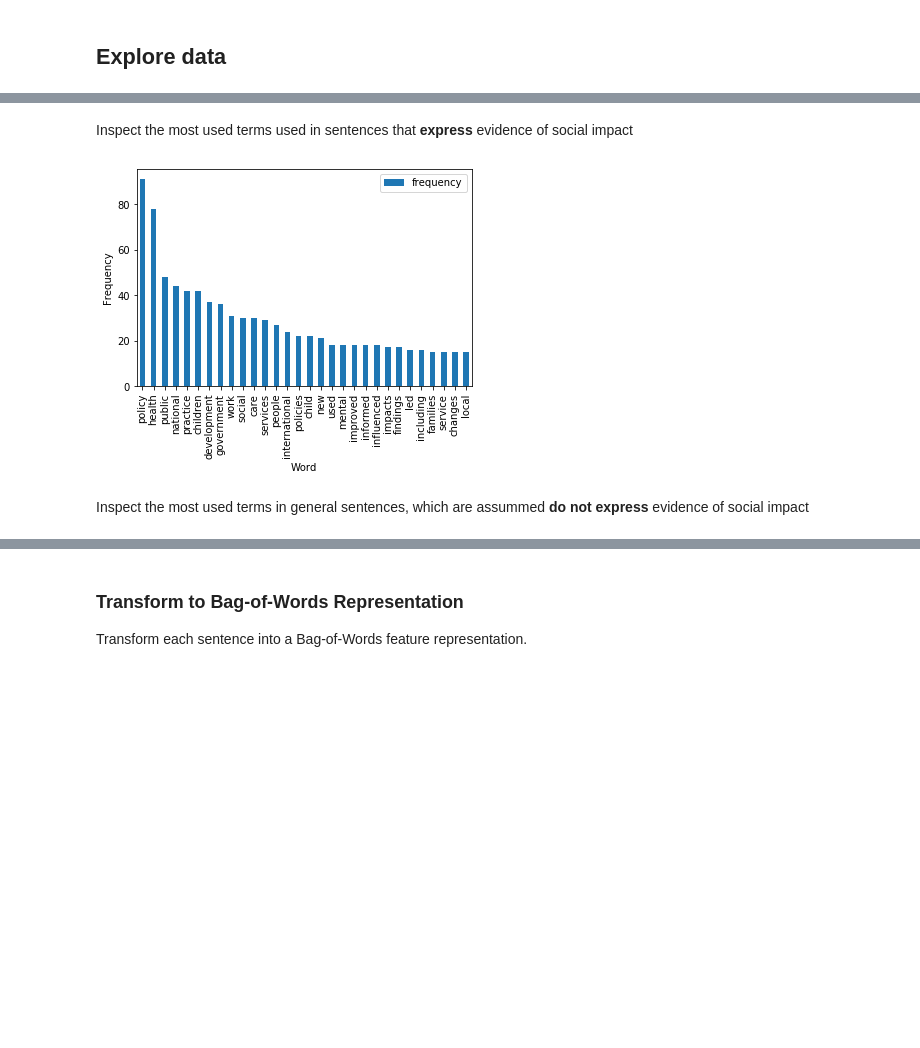
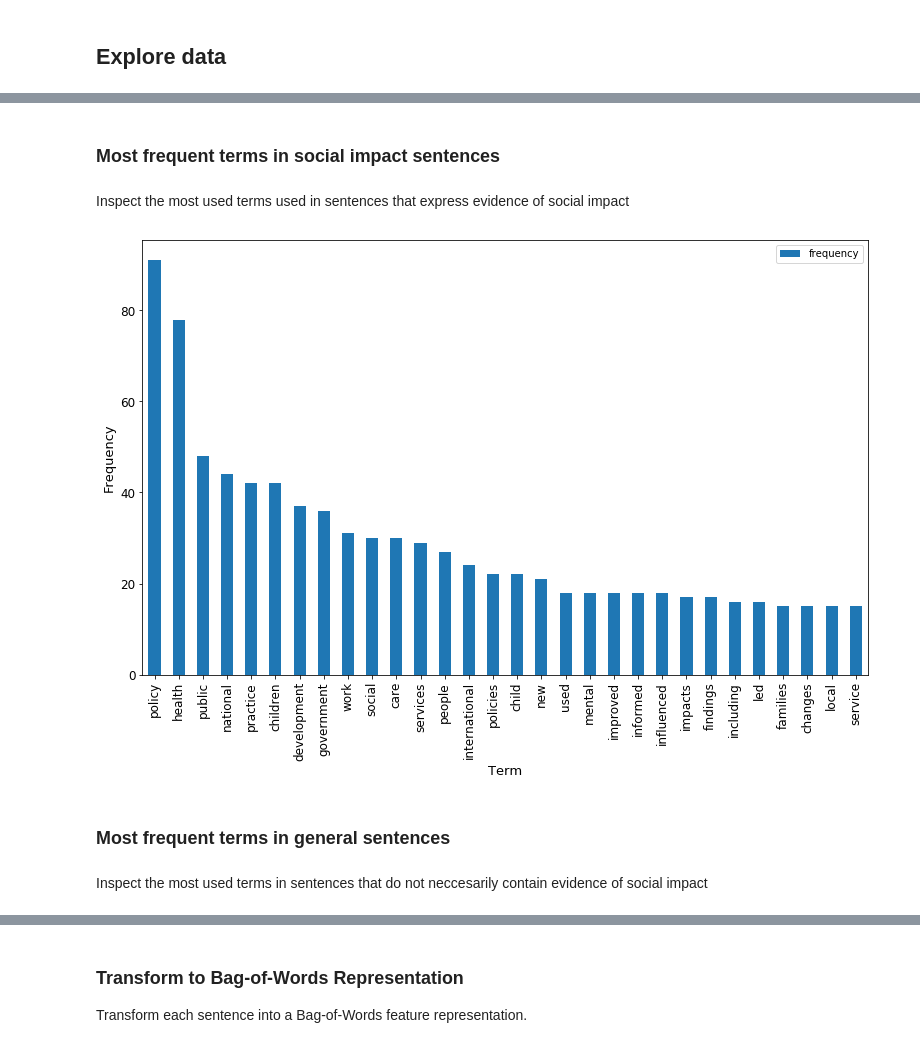
Before and after one commit to joausaga/impact-classifier, a Jupyter notebook: 1.impact_classifier.ipynb, the cells around one changed output, grey strips where cells are left out. Drawn from its saved outputs; the diff is of its cells as text; code cells hidden in the pictures; blank space fills up the shorter version.

```diff
--- a/1.impact_classifier.ipynb
+++ b/1.impact_classifier.ipynb
@@ -109,6 +135,8 @@ word_black_list = ['research', 'impact', 'uk']
 max_items_to_show = 30
+# %% [markdown]
+### Most frequent terms in social impact sentences
 # %% [markdown]
-Inspect the most used terms used in sentences that **express** evidence of social impact
+Inspect the most used terms used in sentences that express evidence of social impact
 # %%
 si_sentences = total_sentences[total_sentences['label']==1]['sentence']
 si_words = []
@@ -121,15 +149,19 @@ freq_words_df = pd.DataFrame(fdist.items(), columns=['word', 'frequency'])
 # %%
 freq_words_df.sort_values(by='frequency', ascending=False, inplace=True)
 # %%
-freq_words_df.iloc[0:max_items_to_show,:].plot(x='word', y='frequency', kind='bar')
+freq_words_df.iloc[0:max_items_to_show,:].plot(x='word', y='frequency', kind='bar', figsize=(13,8))
 plt.xticks(rotation=90)
-plt.xlabel("Word")
-plt.ylabel("Frequency")
+plt.xlabel("Term", size=13)
+plt.ylabel("Frequency", size=13)
+plt.xticks(size=12)
+plt.yticks(size=12)
 plt.show()
 # %% [output]
-[figure, old version]
+[figure, new version]
+# %% [markdown]
+### Most frequent terms in general sentences
 # %% [markdown]
-Inspect the most used terms in general sentences, which are assummed **do not express** evidence of social impact
+Inspect the most used terms in sentences that do not neccesarily contain evidence of social impact
 # %%
 n_si_sentences = total_sentences[total_sentences['label']==0]['sentence']
 n_fdist = FreqDist(word for n_si_sentence in n_si_sentences
```
Also changed, not shown: parts of 87 cells of this notebook, 1 other file.
